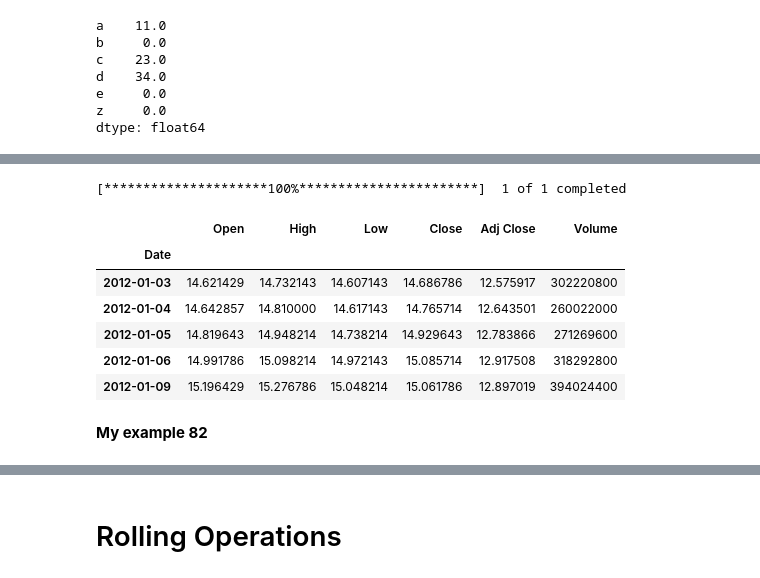
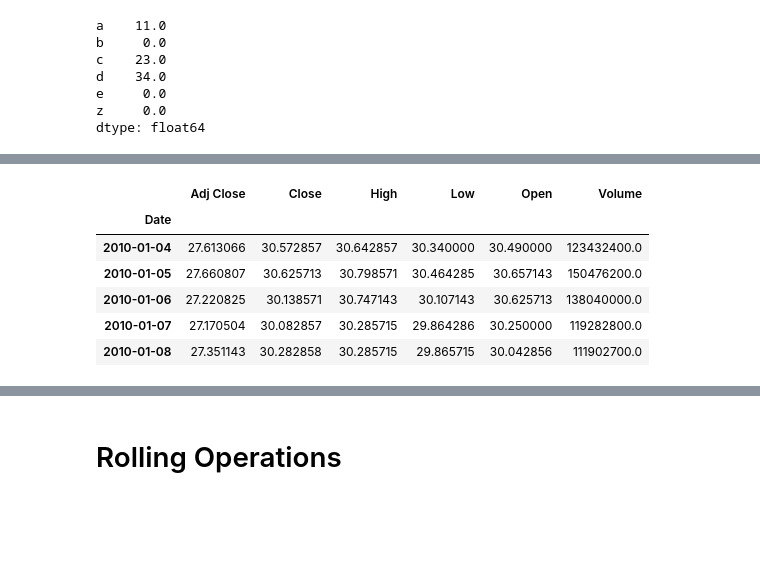
Before and after one commit to JESUSLONDONO-byte/MetNumUN2022II, a Jupyter notebook: Lab2/jelondonoo_Lab2.ipynb, the cells around one changed output, grey strips where cells are left out. Cells and saved outputs as stored; diff of their text form; code cells hidden in the pictures; blank space fills up the shorter version.

```diff
--- a/Lab2/jelondonoo_Lab2.ipynb
+++ b/Lab2/jelondonoo_Lab2.ipynb
@@ -1687,15 +1231,12 @@ import yfinance as yf
 # %%
 # Most real datasets are read in from an external file format.
-aapl = apple_prices =  yf.download("AAPL", start="2012-01-01", end="2016-01-01")
+aapl = pd.read_csv('AAPL.csv', parse_dates=['Date'], index_col='Date')
 aapl.head()
 # %% [output]
-[*********************100%***********************]  1 of 1 completed
-|  | Open | High | Low | Close | Adj Close | Volume |
+|  | Adj Close | Close | High | Low | Open | Volume |
 | Date |  |  |  |  |  |  |
-| 2012-01-03 | 14.621429 | 14.732143 | 14.607143 | 14.686786 | 12.575917 | 302220800 |
-| 2012-01-04 | 14.642857 | 14.810000 | 14.617143 | 14.765714 | 12.643501 | 260022000 |
-| 2012-01-05 | 14.819643 | 14.948214 | 14.738214 | 14.929643 | 12.783866 | 271269600 |
-| 2012-01-06 | 14.991786 | 15.098214 | 14.972143 | 15.085714 | 12.917508 | 318292800 |
-| 2012-01-09 | 15.196429 | 15.276786 | 15.048214 | 15.061786 | 12.897019 | 394024400 |
+| 2010-01-04 | 27.613066 | 30.572857 | 30.642857 | 30.340000 | 30.490000 | 123432400.0 |
+| 2010-01-05 | 27.660807 | 30.625713 | 30.798571 | 30.464285 | 30.657143 | 150476200.0 |
+| 2010-01-06 | 27.220825 | 30.138571 | 30.747143 | 30.107143 | 30.625713 | 138040000.0 |
+| 2010-01-07 | 27.170504 | 30.082857 | 30.285715 | 29.864286 | 30.250000 | 119282800.0 |
+| 2010-01-08 | 27.351143 | 30.282858 | 30.285715 | 29.865715 | 30.042856 | 111902700.0 |
-# %% [markdown]
-**My example 82**
```
Also changed, not shown: parts of 271 cells of this notebook.
